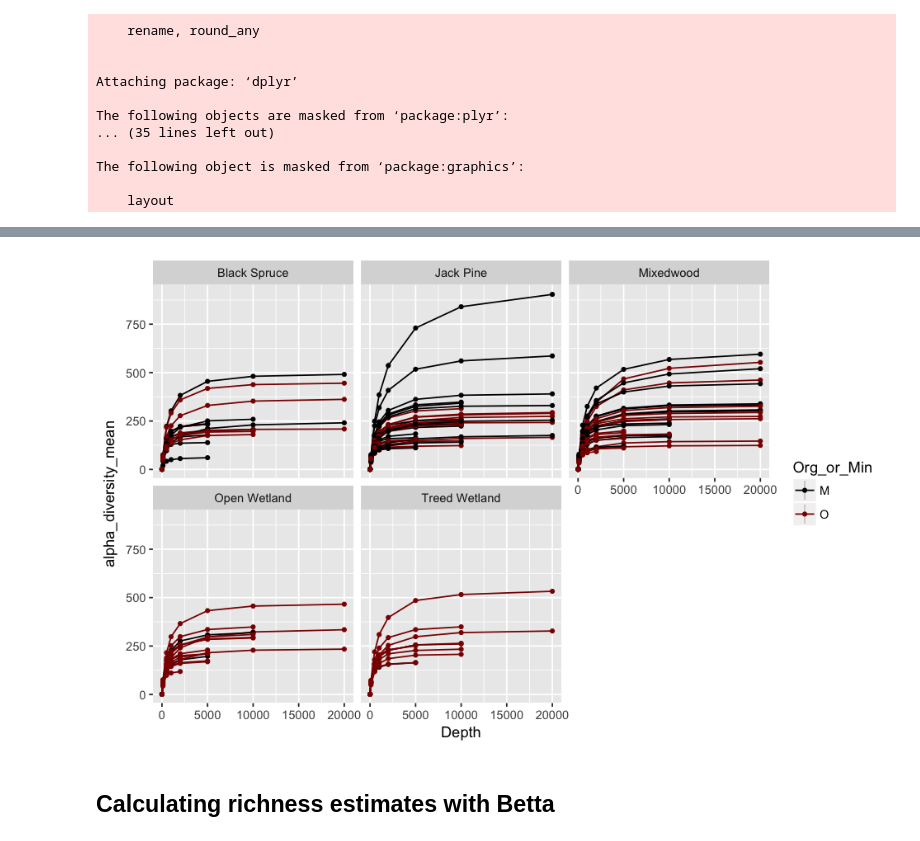
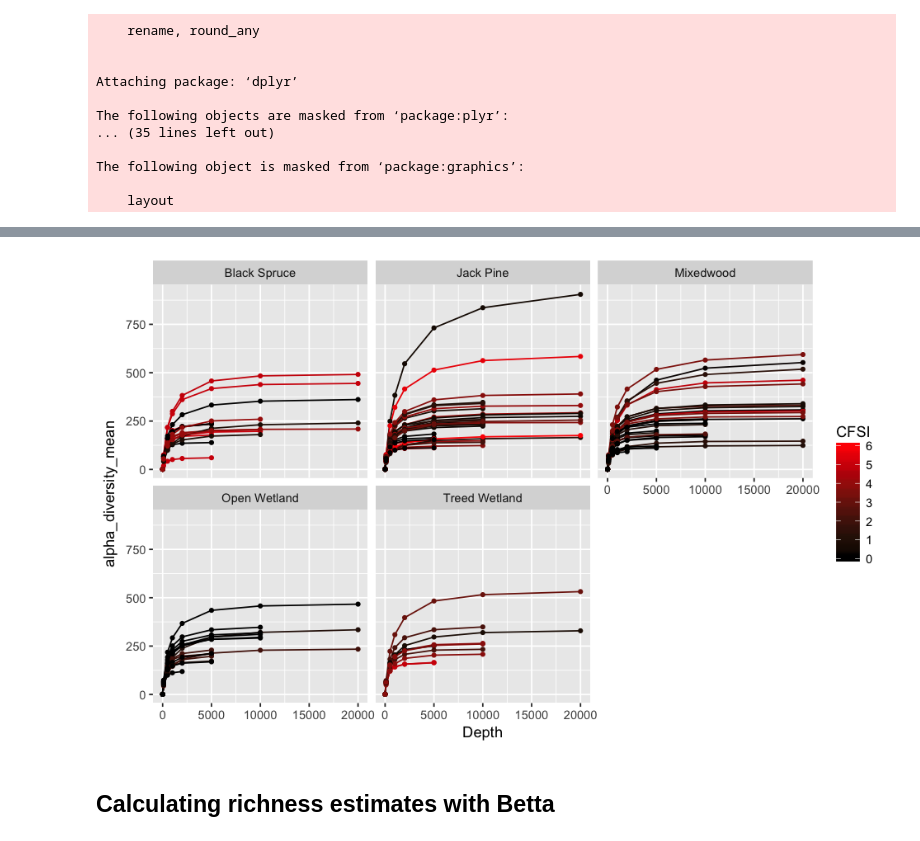
Before and after one commit to TheaWhitman/WoodBuffalo2015, a Jupyter notebook: Notebooks/Rarefaction_curves.ipynb, the cells around one changed output, grey strips where cells are left out. Drawn from its saved outputs; the diff is of its cells as text; code cells hidden in the pictures.

```diff
--- a/Notebooks/Rarefaction_curves.ipynb
+++ b/Notebooks/Rarefaction_curves.ipynb
@@ -124,24 +124,28 @@ sample_names(ps) = paste("X",sample_names(ps) ,sep="")
 sample_names(ps) = gsub("-",".", sample_names(ps))
 # %%
 rarefaction_curve_data_summary_verbose = merge(rarefaction_curve_data_summary, data.frame(sample_data(ps)), by.x = 'Sample', by.y = 'row.names')
+# %%
+rarefaction_curve_data_summary_verbose$Overstory_CBI = as.numeric(rarefaction_curve_data_summary_verbose$Overstory_CBI)
+rarefaction_curve_data_summary_verbose$CFSI = as.numeric(rarefaction_curve_data_summary_verbose$CFSI)
 # %%
 options(repr.plot.width=8, repr.plot.height=5)
 ggplot(
   data = rarefaction_curve_data_summary_verbose,
   mapping = aes(
     x = Depth,
     y = alpha_diversity_mean,
     ymin = alpha_diversity_mean - alpha_diversity_sd,
     ymax = alpha_diversity_mean + alpha_diversity_sd,
-    colour = Org_or_Min,
+    colour = CFSI,
     group = Sample
   )
 ) + geom_line(
-) + scale_colour_manual(values=c("black","darkred")
+#) + scale_colour_manual(values=c("black","darkred")
+) + scale_colour_gradient(low="black",high="red"
 ) + geom_pointrange(size=0.1
 ) + facet_wrap(facets = ~ Veg_Comm) + scale_x_continuous(limits = c(0, 20000))
 # %% [output]
-[figure, old version]
+[figure, new version]
 # %% [markdown]
 ## Calculating richness estimates with Betta
 # %%
```
Also changed, not shown: parts of 4 cells of this notebook, 4 other files.
